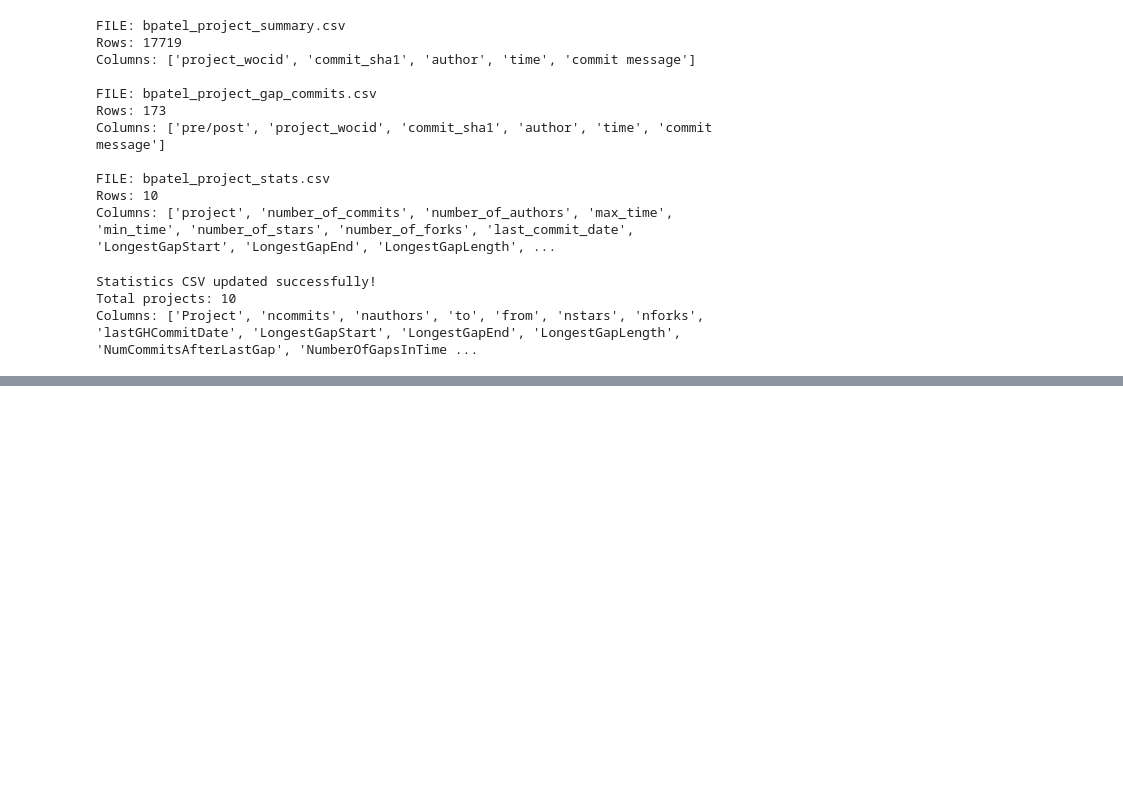
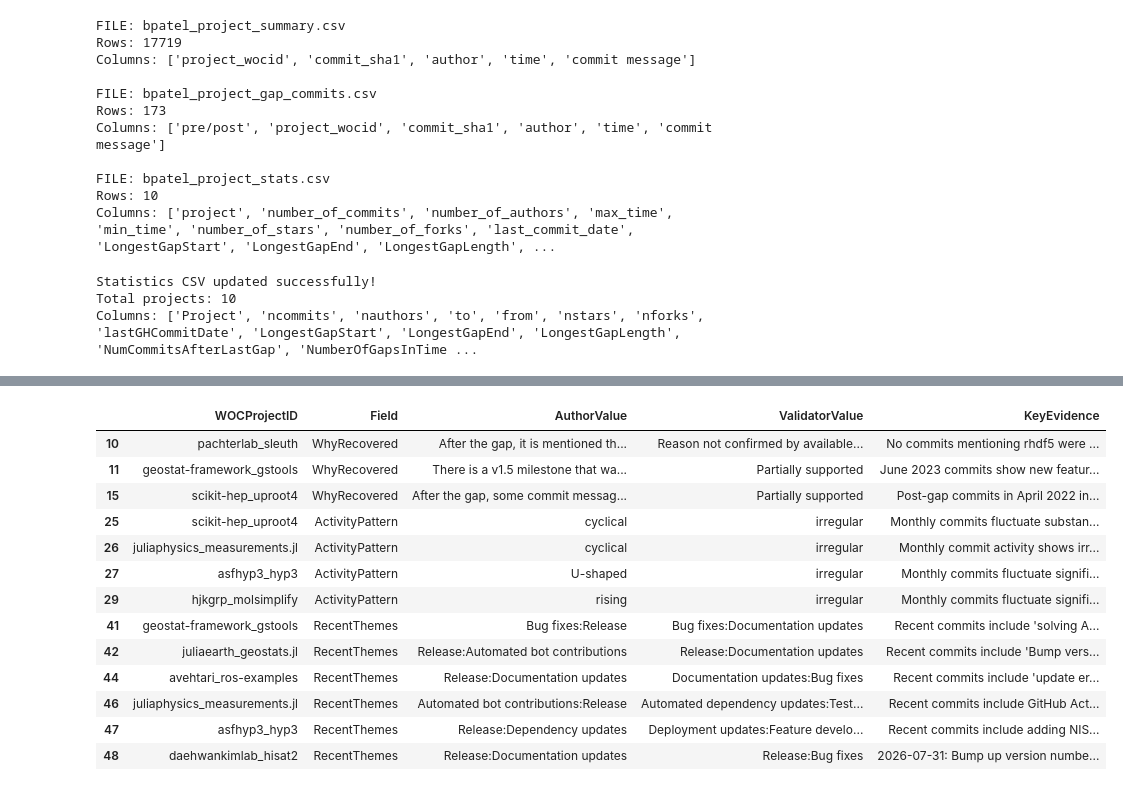
Before and after one commit to Bansari26700/MiniProject2, a Jupyter notebook: bxy539.ipynb, the cells around one changed output, grey strips where cells are left out. Saved outputs shown, nothing was run; the diff lists cells and outputs as text; code cells hidden in the pictures; blank space fills up the shorter version.

```diff
--- a/bxy539.ipynb
+++ b/bxy539.ipynb
@@ -5039,0 +8817,36 @@ FileNotFoundError: [Errno 2] No such file or directory: 'getinfo.ipynb'
+# %%
+# Project 10: RecentThemes
+
+mask = (
+    (validation["WOCProjectID"] == "hjkgrp_molsimplify") &
+    (validation["Field"] == "RecentThemes")
+)
+
+validation.loc[mask, "ValidatorValue"] = (
+    "Feature development:Bug fixes"
+)
+
+validation.loc[
+    mask, "PreDiscussAgreementstatus(Yes/No)"
+] = "Yes"
+
+validation.loc[mask, "KeyEvidence"] = (
+    "2026-08-18: Improve steric-clash repair and add placement functionality; "
+    "2026-08-18: Fix mypy/CodeQL failures and Python 3.8 compatibility; "
+    "2026-04-16: Added optional readstring argument to readcif."
+)
+
+validation.loc[mask, "Comments"] = (
+    "Agree with author. Recent commits demonstrate both "
+    "feature development and bug fixes."
+)
+
+# Save the CSV
+validation.to_csv("bpatel_validation_log.csv", index=False)
+
+print("Project 10 RecentThemes validation saved!")
+print(
+    "Completed records:",
+    validation["ValidatorValue"].notna().sum(),
+    "out of 50"
+)
@@ -5039,0 +8879,24 @@ FileNotFoundError: [Errno 2] No such file or directory: 'getinfo.ipynb'
+# %%
+disagreements = validation[
+    validation["PreDiscussAgreementstatus(Yes/No)"] == "No"
+]
+
+display(disagreements[
+    ["WOCProjectID", "Field", "AuthorValue",
+     "ValidatorValue", "KeyEvidence"]
+])
+# %% [output]
+|  | WOCProjectID | Field | AuthorValue | ValidatorValue | KeyEvidence |
+| 10 | pachterlab_sleuth | WhyRecovered | After the gap, it is mentioned th... | Reason not confirmed by available... | No commits mentioning rhdf5 were ... |
+| 11 | geostat-framework_gstools | WhyRecovered | There is a v1.5 milestone that wa... | Partially supported | June 2023 commits show new featur... |
+| 15 | scikit-hep_uproot4 | WhyRecovered | After the gap, some commit messag... | Partially supported | Post-gap commits in April 2022 in... |
+| 25 | scikit-hep_uproot4 | ActivityPattern | cyclical | irregular | Monthly commits fluctuate substan... |
+| 26 | juliaphysics_measurements.jl | ActivityPattern | cyclical | irregular | Monthly commit activity shows irr... |
+| 27 | asfhyp3_hyp3 | ActivityPattern | U-shaped | irregular | Monthly commits fluctuate signifi... |
+| 29 | hjkgrp_molsimplify | ActivityPattern | rising | irregular | Monthly commits fluctuate signifi... |
+| 41 | geostat-framework_gstools | RecentThemes | Bug fixes:Release | Bug fixes:Documentation updates | Recent commits include 'solving A... |
+| 42 | juliaearth_geostats.jl | RecentThemes | Release:Automated bot contributions | Release:Documentation updates | Recent commits include 'Bump vers... |
+| 44 | avehtari_ros-examples | RecentThemes | Release:Documentation updates | Documentation updates:Bug fixes | Recent commits include 'update er... |
+| 46 | juliaphysics_measurements.jl | RecentThemes | Automated bot contributions:Release | Automated dependency updates:Test... | Recent commits include GitHub Act... |
+| 47 | asfhyp3_hyp3 | RecentThemes | Release:Dependency updates | Deployment updates:Feature develo... | Recent commits include adding NIS... |
+| 48 | daehwankimlab_hisat2 | RecentThemes | Release:Documentation updates | Release:Bug fixes | 2026-07-31: Bump up version numbe... |
```
Also changed, not shown: parts of 131 cells of this notebook, 4 other files.
